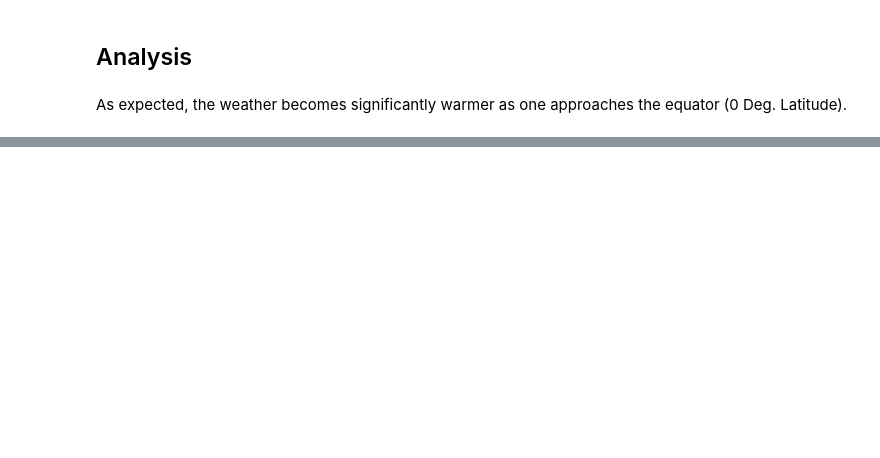
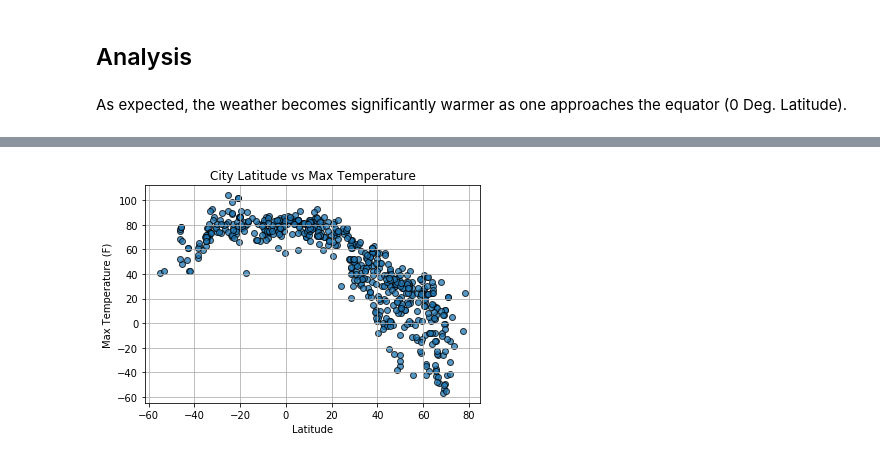
Before and after one commit to reemaratnani/OpenWeatherMap-API, a Jupyter notebook: WeatherPy.ipynb, the cells around one changed output, grey strips where cells are left out. Cells and saved outputs as stored; diff of their text form; code cells hidden in the pictures; blank space fills up the shorter version.

Commit message:
Data Plots

```diff
--- a/WeatherPy.ipynb
+++ b/WeatherPy.ipynb
@@ -109,0 +109,5 @@ weather_df.shape
+# %%
+weather_data = pd.read_csv("output_data/cities.csv")
+weather_data = weather_data.drop(['Unnamed: 0'], axis = 1)
+weather_data = weather_data.dropna()
+weather_data.count()
@@ -109,0 +125,8 @@ weather_df.shape
+# %%
+plt.scatter(weather_data['Lat'],weather_data['Max Temp'], alpha= 0.75, edgecolors='k')
+plt.title("City Latitude vs Max Temperature")
+plt.xlabel("Latitude")
+plt.ylabel("Max Temperature (F)")
+plt.grid()
+# %% [output]
+[figure, added]
```
Also changed, not shown: parts of 10 cells of this notebook, 2 other files.
